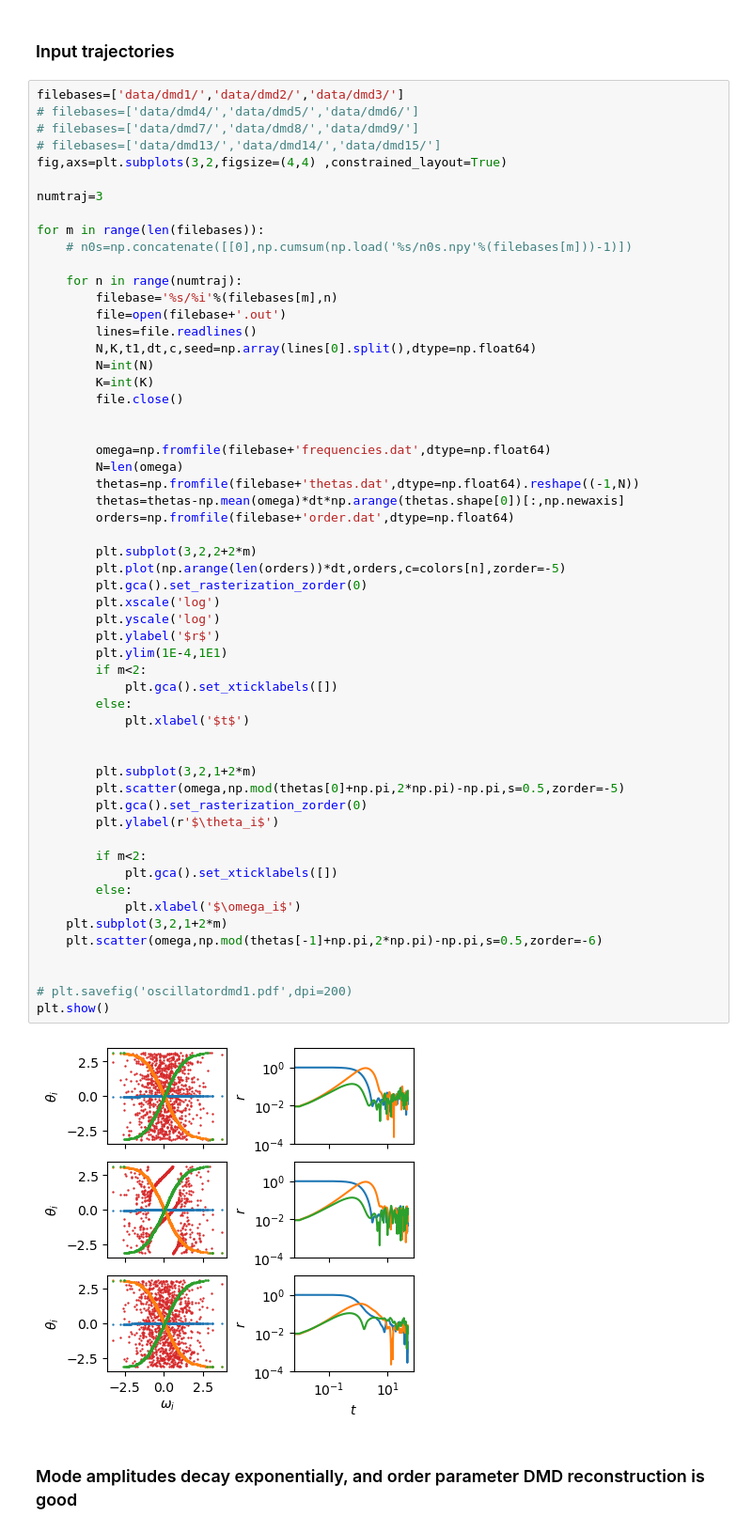
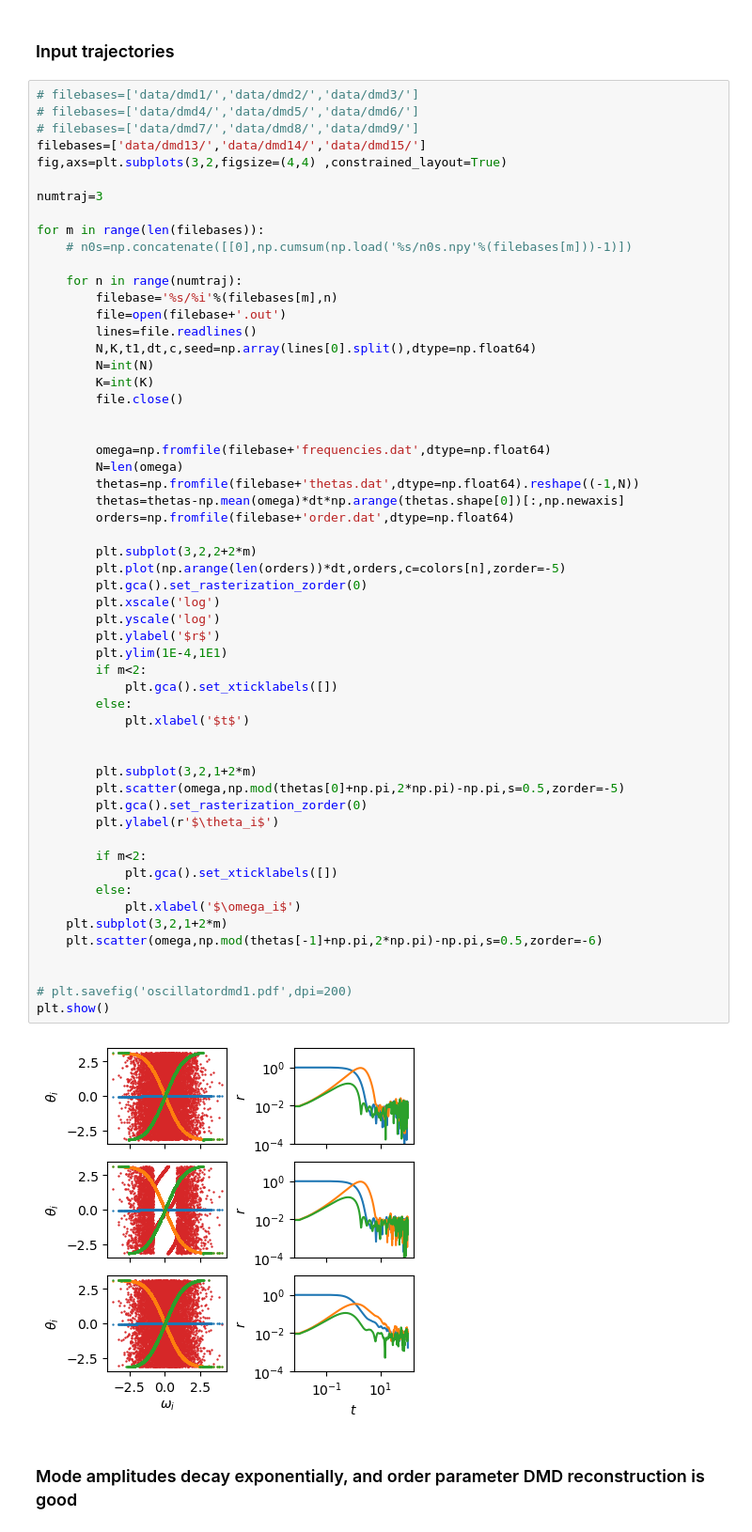
Before and after one commit to znicolaou/kuramoto, a Jupyter notebook: dmdplot.ipynb, the cells around one changed output. Shown at 94% size. Saved outputs shown, nothing was run; the diff lists cells and outputs as text.

```diff
--- a/dmdplot.ipynb
+++ b/dmdplot.ipynb
@@ -124,10 +73,10 @@ rm: cannot remove 'data/dmd15/0*': No such file or directory
 # %% [markdown]
 ### Input trajectories
 # %%
-filebases=['data/dmd1/','data/dmd2/','data/dmd3/']
+# filebases=['data/dmd1/','data/dmd2/','data/dmd3/']
 # filebases=['data/dmd4/','data/dmd5/','data/dmd6/']
 # filebases=['data/dmd7/','data/dmd8/','data/dmd9/']
-# filebases=['data/dmd13/','data/dmd14/','data/dmd15/']
+filebases=['data/dmd13/','data/dmd14/','data/dmd15/']
 fig,axs=plt.subplots(3,2,figsize=(4,4) ,constrained_layout=True)
 
 numtraj=3
@@ -153,34 +102,34 @@ for m in range(len(filebases)):
 
         plt.subplot(3,2,2+2*m)
         plt.plot(np.arange(len(orders))*dt,orders,c=colors[n],zorder=-5)
         plt.gca().set_rasterization_zorder(0)
         plt.xscale('log')
         plt.yscale('log')
         plt.ylabel('$r$')
         plt.ylim(1E-4,1E1)
         if m<2:
             plt.gca().set_xticklabels([])
         else:
             plt.xlabel('$t$')
 
 
         plt.subplot(3,2,1+2*m)
         plt.scatter(omega,np.mod(thetas[0]+np.pi,2*np.pi)-np.pi,s=0.5,zorder=-5)
         plt.gca().set_rasterization_zorder(0)
         plt.ylabel(r'$\theta_i$')
 
         if m<2:
             plt.gca().set_xticklabels([])
         else:
             plt.xlabel('$\omega_i$')
     plt.subplot(3,2,1+2*m)
     plt.scatter(omega,np.mod(thetas[-1]+np.pi,2*np.pi)-np.pi,s=0.5,zorder=-6)
 
 
 # plt.savefig('oscillatordmd1.pdf',dpi=200)
 plt.show()
 # %% [output]
-[figure, old version]
+[figure, new version]
 # %% [markdown]
 ### Mode amplitudes decay exponentially, and order parameter DMD reconstruction is good
 # %%
```
Also changed, not shown: parts of 4 cells of this notebook, 1 other file.
